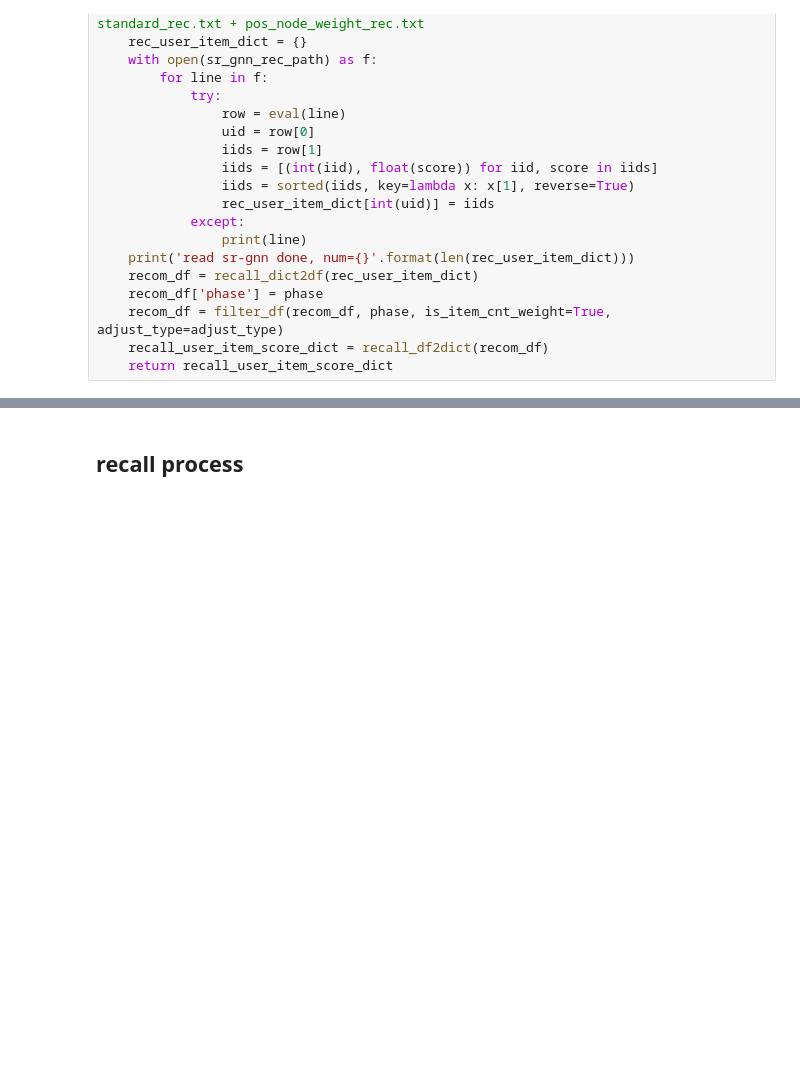
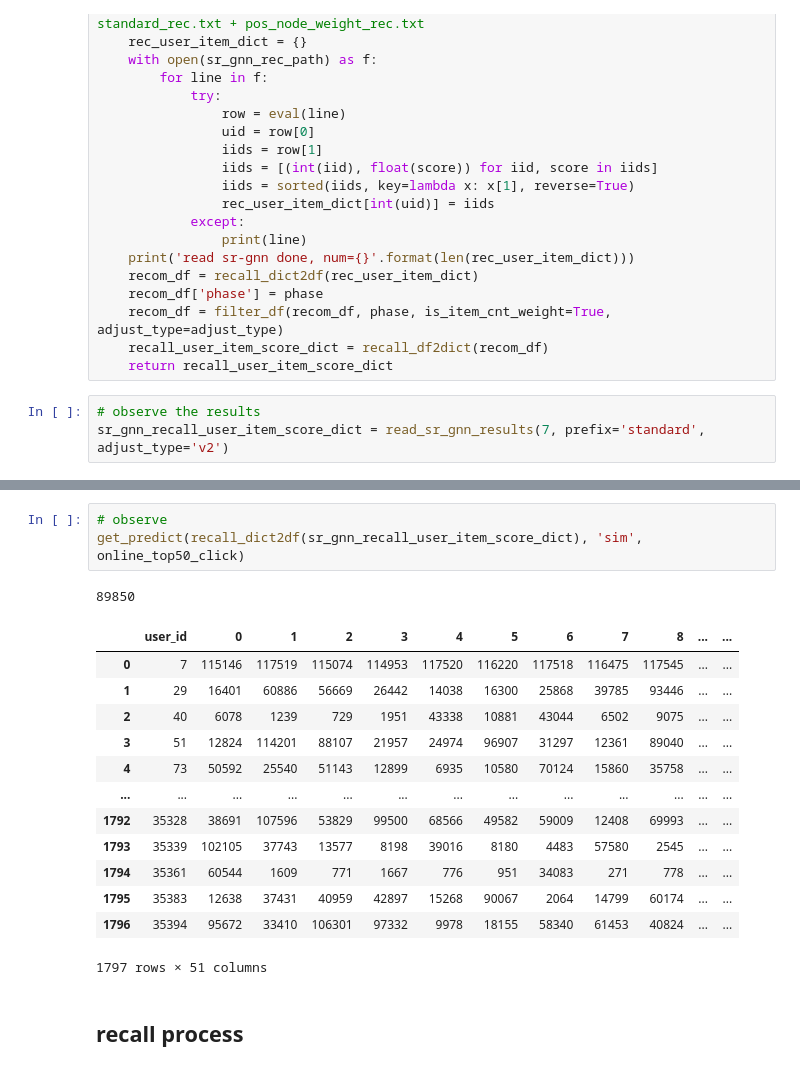
Before and after one commit to xuetf/KDD_CUP_2020_Debiasing_Rush, a Jupyter notebook: notebook/Rush_0615.ipynb, the cells around one changed output, grey strips where cells are left out. Cells and saved outputs as stored; diff of their text form; blank space fills up the shorter version.

```diff
--- a/notebook/Rush_0615.ipynb
+++ b/notebook/Rush_0615.ipynb
@@ -1216,3 +1216,6 @@ def read_sr_gnn_results(phase, prefix='standard', adjust_type='v2'):
     recom_df = filter_df(recom_df, phase, is_item_cnt_weight=True, adjust_type=adjust_type)
     recall_user_item_score_dict = recall_df2dict(recom_df)
     return recall_user_item_score_dict
+# %%
+# observe the results
+sr_gnn_recall_user_item_score_dict = read_sr_gnn_results(7, prefix='standard', adjust_type='v2')
@@ -1219,3 +1235,21 @@ def read_sr_gnn_results(phase, prefix='standard', adjust_type='v2'):
+# %%
+# observe
+get_predict(recall_dict2df(sr_gnn_recall_user_item_score_dict), 'sim', online_top50_click)
+# %% [output]
+89850
+|  | user_id | 0 | 1 | 2 | 3 | 4 | 5 | 6 | 7 | 8 | ... | ... |
+| 0 | 7 | 115146 | 117519 | 115074 | 114953 | 117520 | 116220 | 117518 | 116475 | 117545 | ... | ... |
+| 1 | 29 | 16401 | 60886 | 56669 | 26442 | 14038 | 16300 | 25868 | 39785 | 93446 | ... | ... |
+| 2 | 40 | 6078 | 1239 | 729 | 1951 | 43338 | 10881 | 43044 | 6502 | 9075 | ... | ... |
+| 3 | 51 | 12824 | 114201 | 88107 | 21957 | 24974 | 96907 | 31297 | 12361 | 89040 | ... | ... |
+| 4 | 73 | 50592 | 25540 | 51143 | 12899 | 6935 | 10580 | 70124 | 15860 | 35758 | ... | ... |
+| ... | ... | ... | ... | ... | ... | ... | ... | ... | ... | ... | ... | ... |
+| 1792 | 35328 | 38691 | 107596 | 53829 | 99500 | 68566 | 49582 | 59009 | 12408 | 69993 | ... | ... |
+| 1793 | 35339 | 102105 | 37743 | 13577 | 8198 | 39016 | 8180 | 4483 | 57580 | 2545 | ... | ... |
+| 1794 | 35361 | 60544 | 1609 | 771 | 1667 | 776 | 951 | 34083 | 271 | 778 | ... | ... |
+| 1795 | 35383 | 12638 | 37431 | 40959 | 42897 | 15268 | 90067 | 2064 | 14799 | 60174 | ... | ... |
+| 1796 | 35394 | 95672 | 33410 | 106301 | 97332 | 9978 | 18155 | 58340 | 61453 | 40824 | ... | ... |
+1797 rows × 51 columns
 # %% [markdown]
 ## recall process
 # %% [markdown]
```
Also changed, not shown: parts of 3 cells of this notebook.
